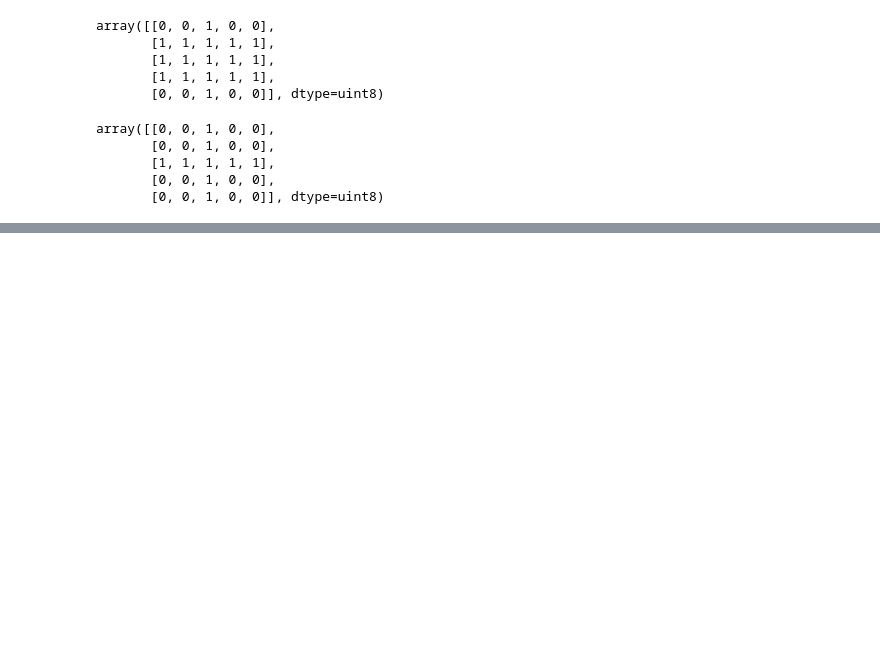
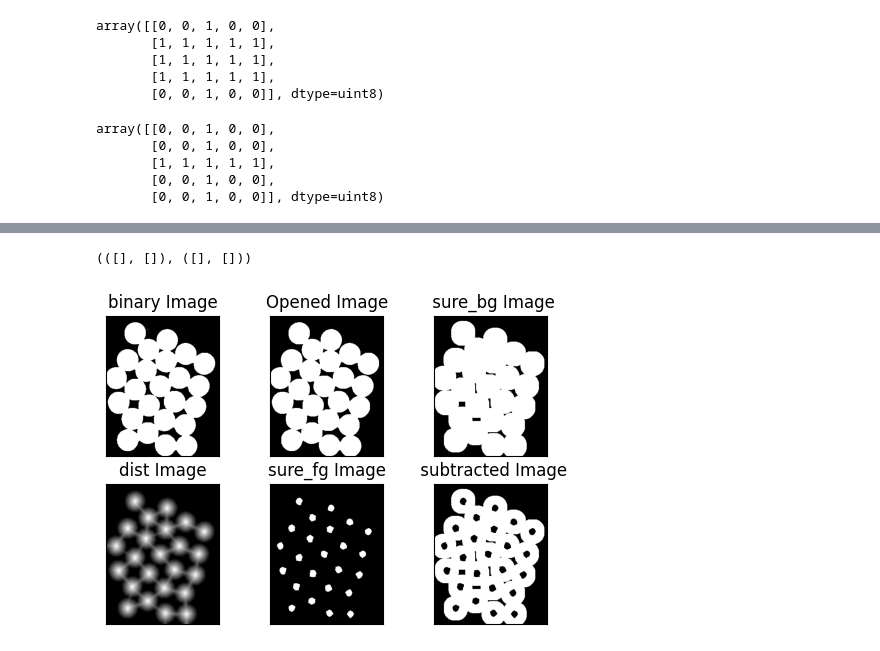
Before and after one commit to gangaholi/KSIT_CSE, a Jupyter notebook: 06_Thresholding_segmentation_Morphological_Transformations.ipynb, the cells around one changed output, grey strips where cells are left out. Cells and saved outputs as stored; diff of their text form; code cells hidden in the pictures; blank space fills up the shorter version.

```diff
--- a/06_Thresholding_segmentation_Morphological_Transformations.ipynb
+++ b/06_Thresholding_segmentation_Morphological_Transformations.ipynb
@@ -216,0 +266,30 @@ https://towardsdatascience.com/understanding-morphological-image-processing-and-
+# %%
+# noise removal
+kernel = np.ones((3,3),np.uint8)
+opening = cv.morphologyEx(thresh,cv.MORPH_OPEN,kernel, iterations = 3)
+# sure background area
+sure_bg = cv.dilate(opening,kernel,iterations=3)
+# Finding sure foreground area
+dist_transform = cv.distanceTransform(opening,cv.DIST_L2,5)
+ret, sure_fg = cv.threshold(dist_transform,0.7*dist_transform.max(),255,0)
+# Finding unknown region
+sure_fg = np.uint8(sure_fg)
+unknown = cv.subtract(sure_bg,sure_fg)
+plt.figure(figsize=(6,4))
+plt.xticks([]), plt.yticks([])
+
+plt.subplot(231),plt.imshow(thresh,cmap="gray"), plt.title("binary Image")
+plt.xticks([]), plt.yticks([])
+plt.subplot(232),plt.imshow(opening,cmap="gray"), plt.title("Opened Image")
+plt.xticks([]), plt.yticks([])
+plt.subplot(233),plt.imshow(sure_bg,cmap="gray"), plt.title(" sure_bg Image")
+plt.xticks([]), plt.yticks([])
+plt.subplot(234),plt.imshow(dist_transform,cmap="gray"), plt.title("dist Image")
+plt.xticks([]), plt.yticks([])
+plt.subplot(235),plt.imshow(sure_fg, cmap="gray"), plt.title("sure_fg Image")
+plt.xticks([]), plt.yticks([])
+plt.subplot(236),plt.imshow(unknown,cmap="gray"), plt.title(" subtracted Image")
+plt.xticks([]), plt.yticks([])
+# %% [output]
+(([], []), ([], []))
+[figure, added]
```
Also changed, not shown: parts of 12 cells of this notebook, 3 other files.
